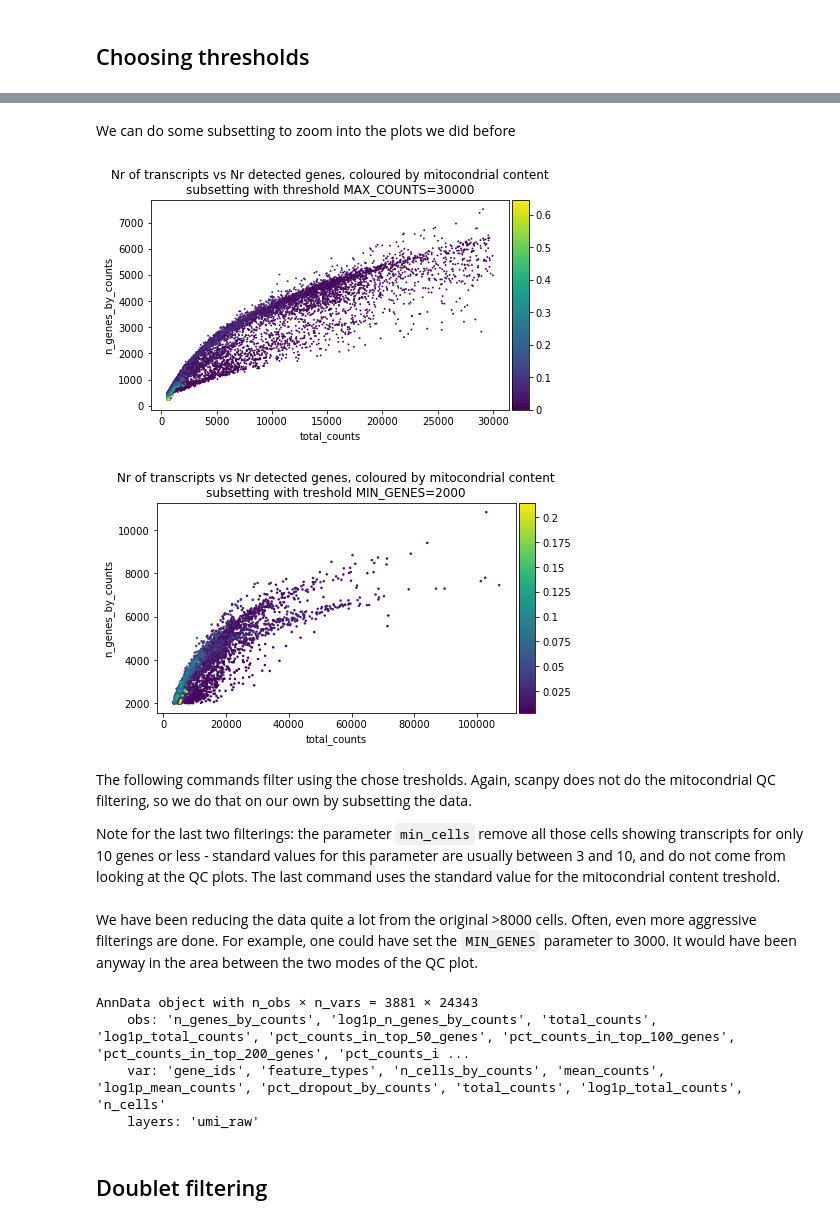
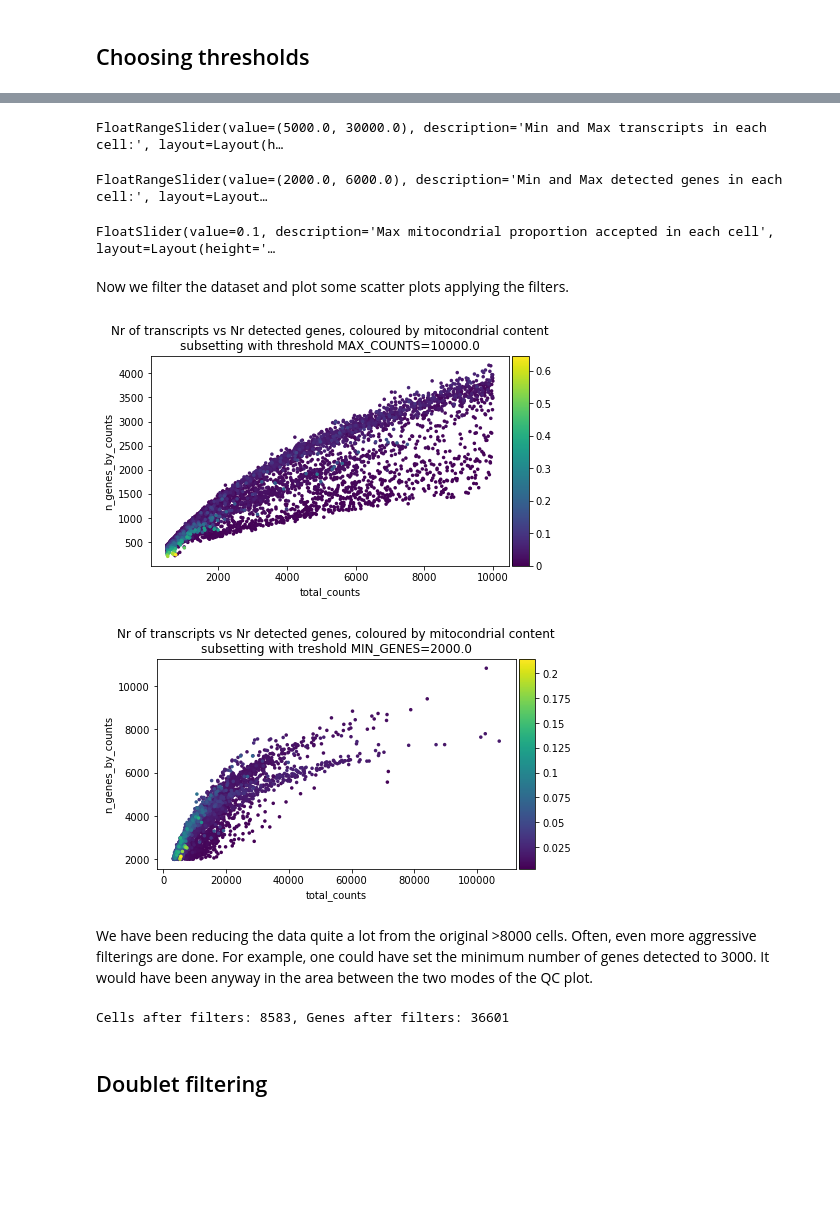
Before and after one commit to hds-sandbox/scRNASeq_course, a Jupyter notebook: develop/python/Part02_filtering_sample2.ipynb, the cells around one changed output, grey strips where cells are left out. Cells and saved outputs as stored; diff of their text form; code cells hidden in the pictures; blank space fills up the shorter version.

```diff
--- a/develop/python/Part02_filtering_sample2.ipynb
+++ b/develop/python/Part02_filtering_sample2.ipynb
@@ -86,6 +87,0 @@ Let's establish some filtering values by looking at the plots above.
-# %%
-MIN_COUNTS = 5000   #minimum number of transcripts per cell
-MAX_COUNTS = 30000  #maximum number of transcripts per cell
-MIN_GENES = 2000    #minimum number of genes per cell
-MAX_GENES = 6000    #maximum number of genes per cell
-MAX_MITO = .1       #mitocondrial percentage treshold
@@ -92,18 +121,16 @@ MAX_MITO = .1       #mitocondrial percentage treshold
+# %%
+#Define the sliders with default values to be used
+from IPython.display import display
+from ipywidgets import interact, interactive, fixed, interact_manual, Layout
+style = {'description_width': 'initial'}
+
+counts=widgets.FloatRangeSlider(value=[5000, 30000], min=0, max=max(sample_2.obs['total_counts']), step=100, description='Min and Max transcripts in each cell:', style=style, layout=Layout(width='auto', height='auto'))
+genes=widgets.FloatRangeSlider(value=[2000, 6000], min=0, max=max(sample_2.obs['n_genes_by_counts']), step=100, description='Min and Max detected genes in each cell:', style=style, layout=Layout(width='auto', height='auto'))
+mito=widgets.FloatSlider(min=0.01, max=.99, value=0.1, step=.01, description='Max mitocondrial proportion accepted in each cell', style=style, layout=Layout(width='auto', height='auto') )
+display(counts, genes, mito)
+# %% [output]
+FloatRangeSlider(value=(5000.0, 30000.0), description='Min and Max transcripts in each cell:', layout=Layout(h…
+FloatRangeSlider(value=(2000.0, 6000.0), description='Min and Max detected genes in each cell:', layout=Layout…
+FloatSlider(value=0.1, description='Max mitocondrial proportion accepted in each cell', layout=Layout(height='…
 # %% [markdown]
-We can do some subsetting to zoom into the plots we did before
+Now we filter the dataset and plot some scatter plots applying the filters.
-# %%
-sc.pl.scatter(sample_2[ sample_2.obs['total_counts']<MAX_COUNTS ],
-              x='total_counts', y='n_genes_by_counts', color='perc_mito',
-              title =f'Nr of transcripts vs Nr detected genes, coloured by mitocondrial content\nsubsetting with threshold MAX_COUNTS={MAX_COUNTS}')
-# %% [output]
-[figure, removed]
-# %%
-sc.pl.scatter(sample_2[ sample_2.obs['n_genes_by_counts'] > MIN_GENES ],
-              x='total_counts', y='n_genes_by_counts', color='perc_mito',
-              title =f'Nr of transcripts vs Nr detected genes, coloured by mitocondrial content\nsubsetting with treshold MIN_GENES={MIN_GENES}')
-# %% [output]
-[figure, removed]
-# %% [markdown]
-The following commands filter using the chose tresholds. Again, scanpy does not do the mitocondrial QC filtering, so we do that on our own by subsetting the data.
-
-Note for the last two filterings: the parameter `min_cells` remove all those cells showing transcripts for only 10 genes or less - standard values for this parameter are usually between 3 and 10, and do not come from looking at the QC plots. The last command uses the standard value for the mitocondrial content treshold.
@@ -122,12 +137,23 @@ sample_2 = sample_2[sample_2.obs['perc_mito']<MAX_MITO].copy()
+# %%
+#acquire values from the sliders
+MIN_COUNTS, MAX_COUNTS = counts.value[0], counts.value[1]
+MIN_GENES, MAX_GENES = genes.value[0], genes.value[1]
+MAX_MITO = mito.value
+
+filtering(MIN_COUNTS=MIN_COUNTS, #minimum number of transcripts per cell 5000
+          MAX_COUNTS=MAX_COUNTS, #maximum number of transcripts per cell 30000
+          MIN_GENES=MIN_GENES, #minimum number of genes per cell 2000
+          MAX_GENES=MAX_GENES, #maximum number of genes per cell 6000
+          MAX_MITO=MAX_MITO) #mitocondrial percentage treshold 0.1
+# %% [output]
+[figure, added]
+[figure, added]
 # %% [markdown]
-We have been reducing the data quite a lot from the original >8000 cells. Often, even more aggressive filterings are done. For example, one could have set the `MIN_GENES` parameter to 3000. It would have been anyway in the area between the two modes of the QC plot.
+We have been reducing the data quite a lot from the original >8000 cells. Often, even more aggressive filterings are done. For example, one could have set the minimum number of genes detected to 3000. It would have been anyway in the area between the two modes of the QC plot.
 # %%
-sample_2
+print(f'Cells after filters: {sample_2.shape[0]}, Genes after filters: {sample_2.shape[1]}')
 # %% [output]
-AnnData object with n_obs × n_vars = 3881 × 24343
-    obs: 'n_genes_by_counts', 'log1p_n_genes_by_counts', 'total_counts', 'log1p_total_counts', 'pct_counts_in_top_50_genes', 'pct_counts_in_top_100_genes', 'pct_counts_in_top_200_genes', 'pct_counts_i ...
-    var: 'gene_ids', 'feature_types', 'n_cells_by_counts', 'mean_counts', 'log1p_mean_counts', 'pct_dropout_by_counts', 'total_counts', 'log1p_total_counts', 'n_cells'
-    layers: 'umi_raw'
+Cells after filters: 8583, Genes after filters: 36601
 # %% [markdown]
 ## Doublet filtering
 # %% [markdown]
```
Also changed, not shown: parts of 9 cells of this notebook, 23 other files.
